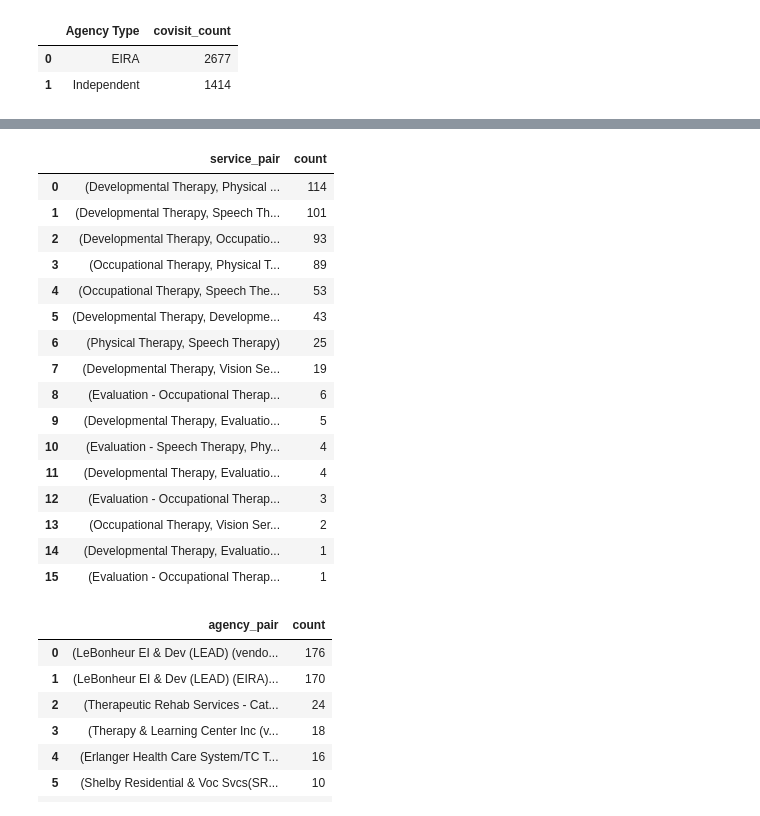
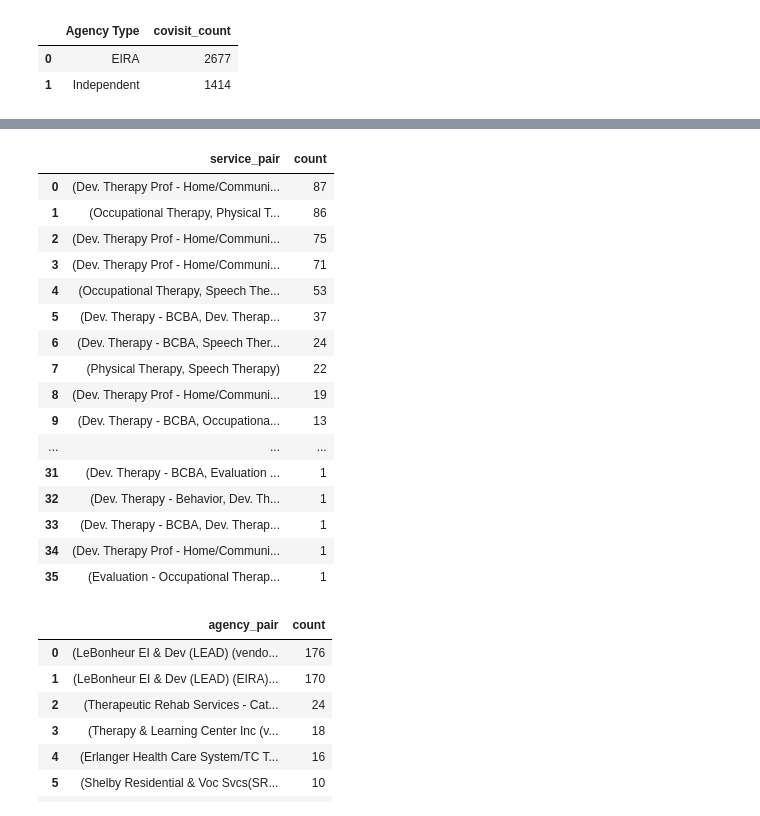
Before and after one commit to NSS-Data-Analytics-Cohort-8/teis_da8_1-granny_pandas, a Jupyter notebook: granny_pandas.ipynb, the cells around one changed output, grey strips where cells are left out. Saved outputs shown, nothing was run; the diff lists cells and outputs as text; code cells hidden in the pictures.

```diff
--- a/granny_pandas.ipynb
+++ b/granny_pandas.ipynb
@@ -8,20 +10,21 @@ kids_df = pd.read_excel("C:\\Users\\jtbes\\Documents\\DA8\Projects\\teis_da8_1-g
 # %%
 covisits = ifsp_df[ifsp_df['IFSP Teaming ID name'] == 'Co-Visit']
 # %%
-covisits = covisits.sort_values(['CHILD_ID', 'SERVICE_DATE'])
+ifsp_df = ifsp_df.sort_values(['CHILD_ID', 'SERVICE_DATE'])
 # %%
-covisits = covisits.reset_index(drop=True)
+ifsp_df = ifsp_df.reset_index(drop=True)
 # %%
 visit_id = 1
 visit_ids = []
 
-for index, row in covisits.iterrows():
+for index, row in ifsp_df.iterrows():
     if index == 0:
         visit_ids.append(visit_id)
-    elif row['CHILD_ID'] == covisits.iloc[index - 1]['CHILD_ID'] and row['SERVICE_DATE'] == covisits.iloc[index - 1]['SERVICE_DATE']:
+    elif row['CHILD_ID'] == ifsp_df.iloc[index - 1]['CHILD_ID'] and row['SERVICE_DATE'] == ifsp_df.iloc[index - 1]['SERVICE_DATE']:
         visit_ids.append(visit_id)
     else:
         visit_id += 1
         visit_ids.append(visit_id)
 
-covisits['VISIT_ID'] = visit_ids
+ifsp_df['VISIT_ID'] = visit_ids
+ifsp_df.head(50)
@@ -146,40 +152,40 @@ service_type
 # %%
 from itertools import combinations
 pd.set_option('display.max_colwidth', None)
 
-visit_grouped = covisits.groupby('VISIT_ID')['cleaned_service_name'].apply(list).reset_index()
+visit_grouped = covisits.groupby('VISIT_ID')['Service Name'].apply(list).reset_index()
 
 
-visit_grouped['service_pairs'] = visit_grouped['cleaned_service_name'].apply(lambda x: list(combinations(x, 2)))
+visit_grouped['service_pairs'] = visit_grouped['Service Name'].apply(lambda x: list(combinations(x, 2)))
 
 
 service_pairs = [pair for pairs in visit_grouped['service_pairs'] for pair in pairs]
 service_pairs_sorted = [tuple(sorted(pair)) for pair in service_pairs]
 
 pair_counts = pd.Series(service_pairs_sorted).value_counts().reset_index()
 pair_counts.columns = ['service_pair', 'count']
 
 
 pair_counts = pair_counts.sort_values('count', ascending=False)
 pair_counts
 # %% [output]
 |  | service_pair | count |
-| 0 | (Developmental Therapy, Physical ... | 114 |
-| 1 | (Developmental Therapy, Speech Th... | 101 |
-| 2 | (Developmental Therapy, Occupatio... | 93 |
-| 3 | (Occupational Therapy, Physical T... | 89 |
+| 0 | (Dev. Therapy Prof - Home/Communi... | 87 |
+| 1 | (Occupational Therapy, Physical T... | 86 |
+| 2 | (Dev. Therapy Prof - Home/Communi... | 75 |
+| 3 | (Dev. Therapy Prof - Home/Communi... | 71 |
 | 4 | (Occupational Therapy, Speech The... | 53 |
-| 5 | (Developmental Therapy, Developme... | 43 |
-| 6 | (Physical Therapy, Speech Therapy) | 25 |
-| 7 | (Developmental Therapy, Vision Se... | 19 |
-| 8 | (Evaluation - Occupational Therap... | 6 |
-| 9 | (Developmental Therapy, Evaluatio... | 5 |
-| 10 | (Evaluation - Speech Therapy, Phy... | 4 |
-| 11 | (Developmental Therapy, Evaluatio... | 4 |
-| 12 | (Evaluation - Occupational Therap... | 3 |
-| 13 | (Occupational Therapy, Vision Ser... | 2 |
-| 14 | (Developmental Therapy, Evaluatio... | 1 |
-| 15 | (Evaluation - Occupational Therap... | 1 |
+| 5 | (Dev. Therapy - BCBA, Dev. Therap... | 37 |
+| 6 | (Dev. Therapy - BCBA, Speech Ther... | 24 |
+| 7 | (Physical Therapy, Speech Therapy) | 22 |
+| 8 | (Dev. Therapy Prof - Home/Communi... | 19 |
+| 9 | (Dev. Therapy - BCBA, Occupationa... | 13 |
+| ... | ... | ... |
+| 31 | (Dev. Therapy - BCBA, Evaluation ... | 1 |
+| 32 | (Dev. Therapy - Behavior, Dev. Th... | 1 |
+| 33 | (Dev. Therapy - BCBA, Dev. Therap... | 1 |
+| 34 | (Dev. Therapy Prof - Home/Communi... | 1 |
+| 35 | (Evaluation - Occupational Therap... | 1 |
 # %%
 agency_grouped = covisits.groupby('VISIT_ID')['Agency Name'].apply(list).reset_index()
 
```
Also changed, not shown: parts of 19 cells of this notebook.
